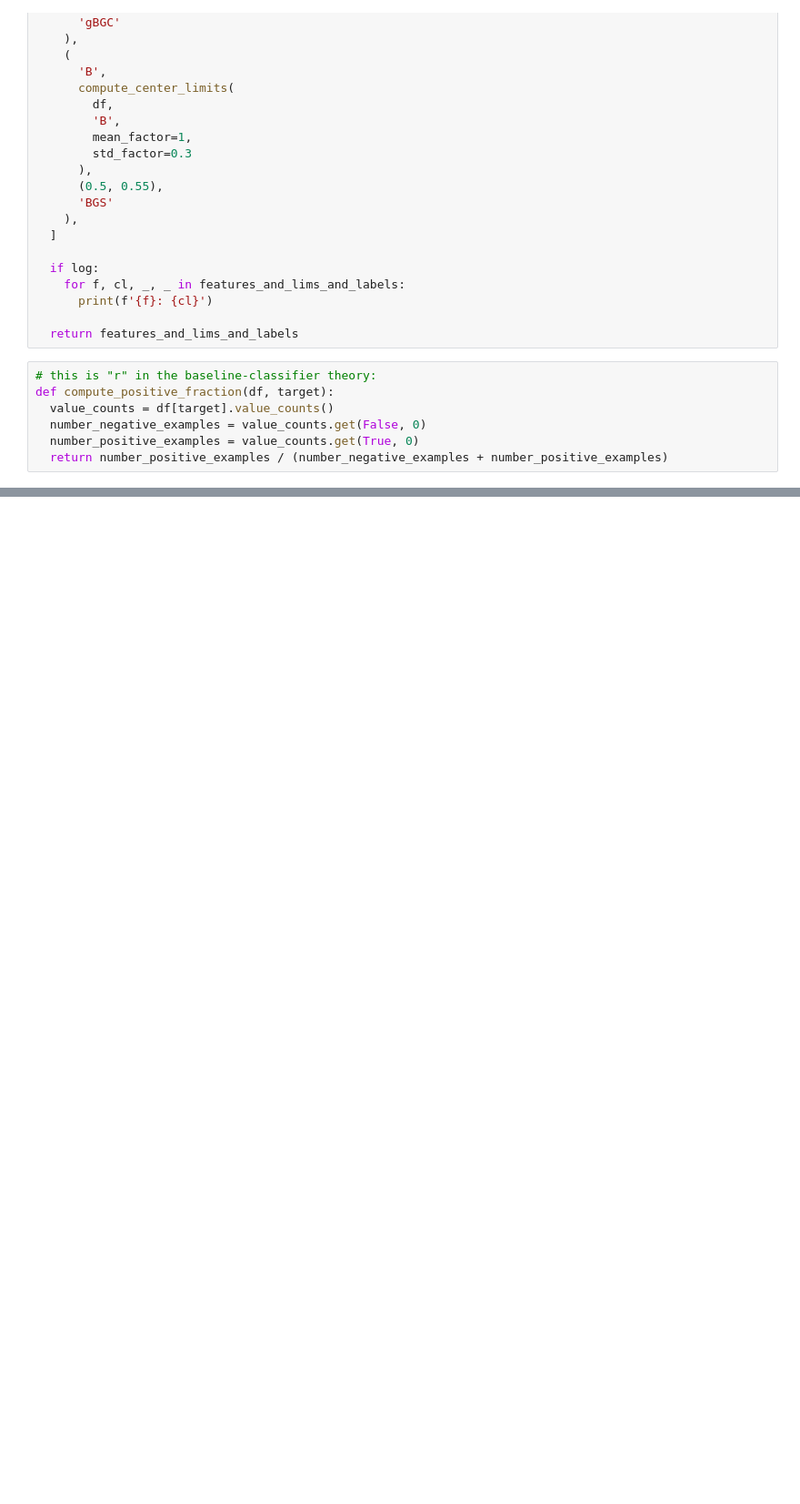
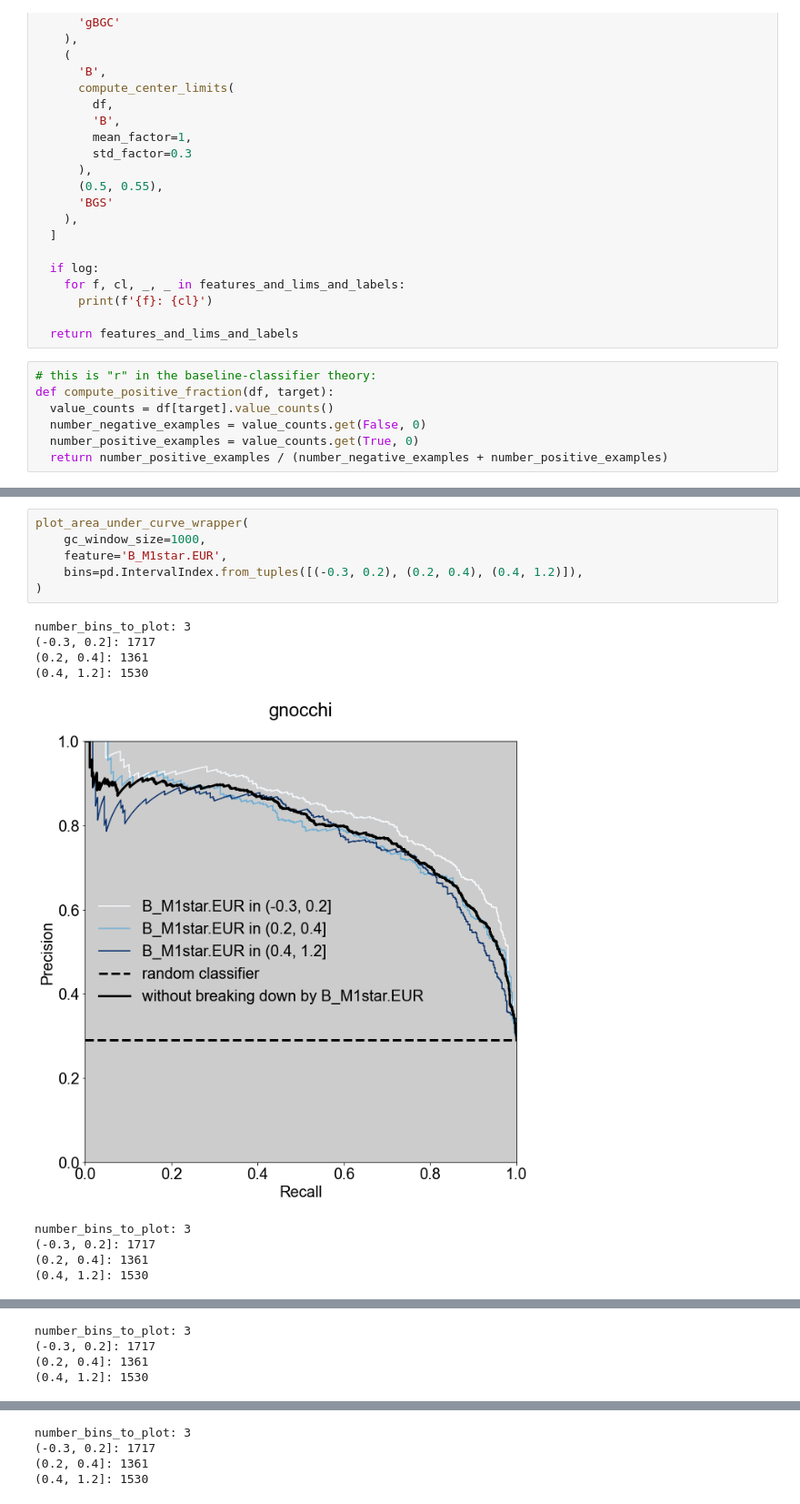
Before and after one commit to quinlan-lab/constraint-tools, a Jupyter notebook: papers/neutral_models_are_biased/8.labeled-enhancers/main.3.ipynb, the cells around one changed output, grey strips where cells are left out. Shown at 91% size. Saved outputs shown, nothing was run; the diff lists cells and outputs as text; blank space fills up the shorter version.

```diff
--- a/papers/neutral_models_are_biased/8.labeled-enhancers/main.3.ipynb
+++ b/papers/neutral_models_are_biased/8.labeled-enhancers/main.3.ipynb
@@ -630,0 +561,16 @@ plot_area_under_curve_wrapper(
+# %%
+plot_area_under_curve_wrapper(
+    gc_window_size=1000,
+    feature='B_M1star.EUR',
+    bins=pd.IntervalIndex.from_tuples([(-0.3, 0.2), (0.2, 0.4), (0.4, 1.2)]),
+)
+# %% [output]
+number_bins_to_plot: 3
+(-0.3, 0.2]: 1717
+(0.2, 0.4]: 1361
+(0.4, 1.2]: 1530
+[figure, added]
+number_bins_to_plot: 3
+(-0.3, 0.2]: 1717
+(0.2, 0.4]: 1361
+(0.4, 1.2]: 1530
@@ -630,0 +578,4 @@ plot_area_under_curve_wrapper(
+number_bins_to_plot: 3
+(-0.3, 0.2]: 1717
+(0.2, 0.4]: 1361
+(0.4, 1.2]: 1530
@@ -630,0 +583,4 @@ plot_area_under_curve_wrapper(
+number_bins_to_plot: 3
+(-0.3, 0.2]: 1717
+(0.2, 0.4]: 1361
+(0.4, 1.2]: 1530
```
Also changed, not shown: parts of 17 cells of this notebook.
